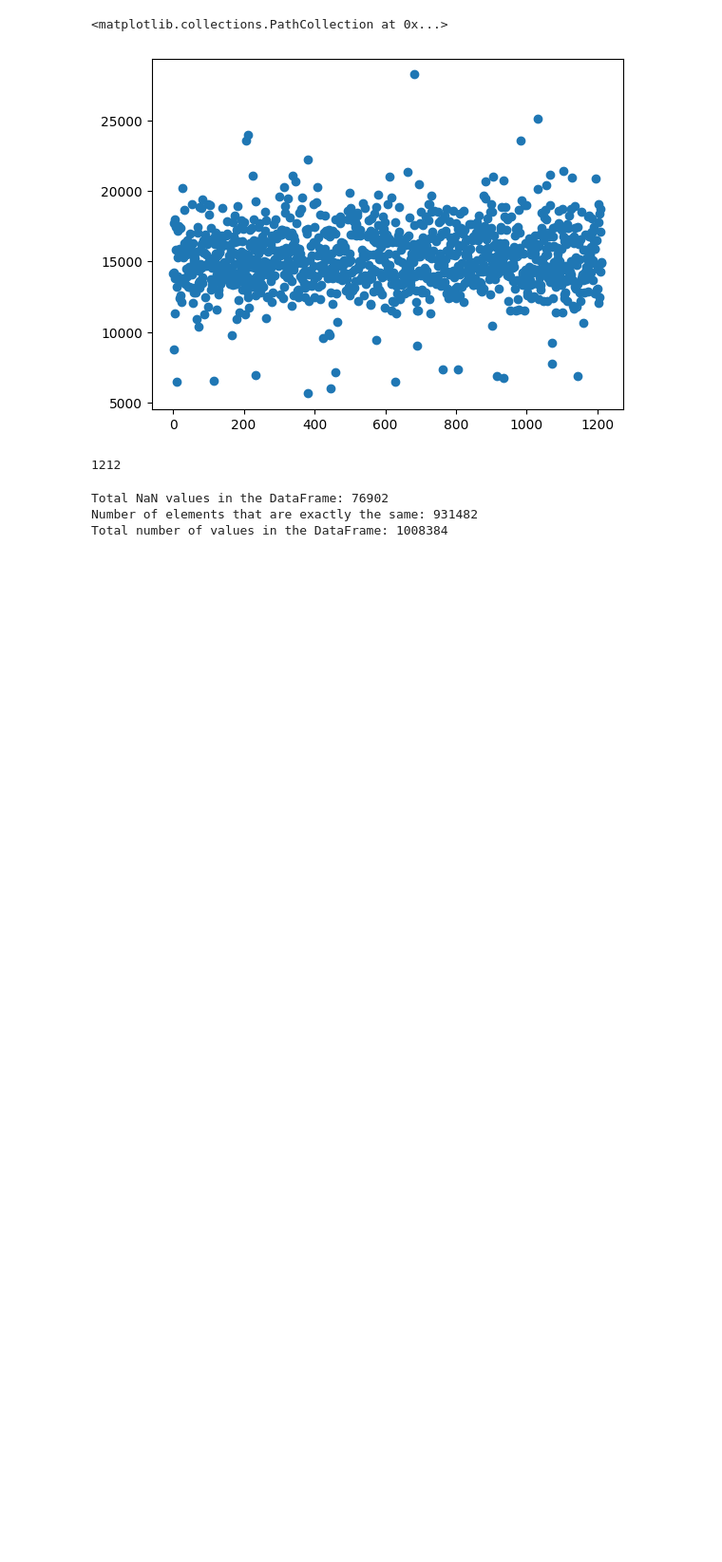
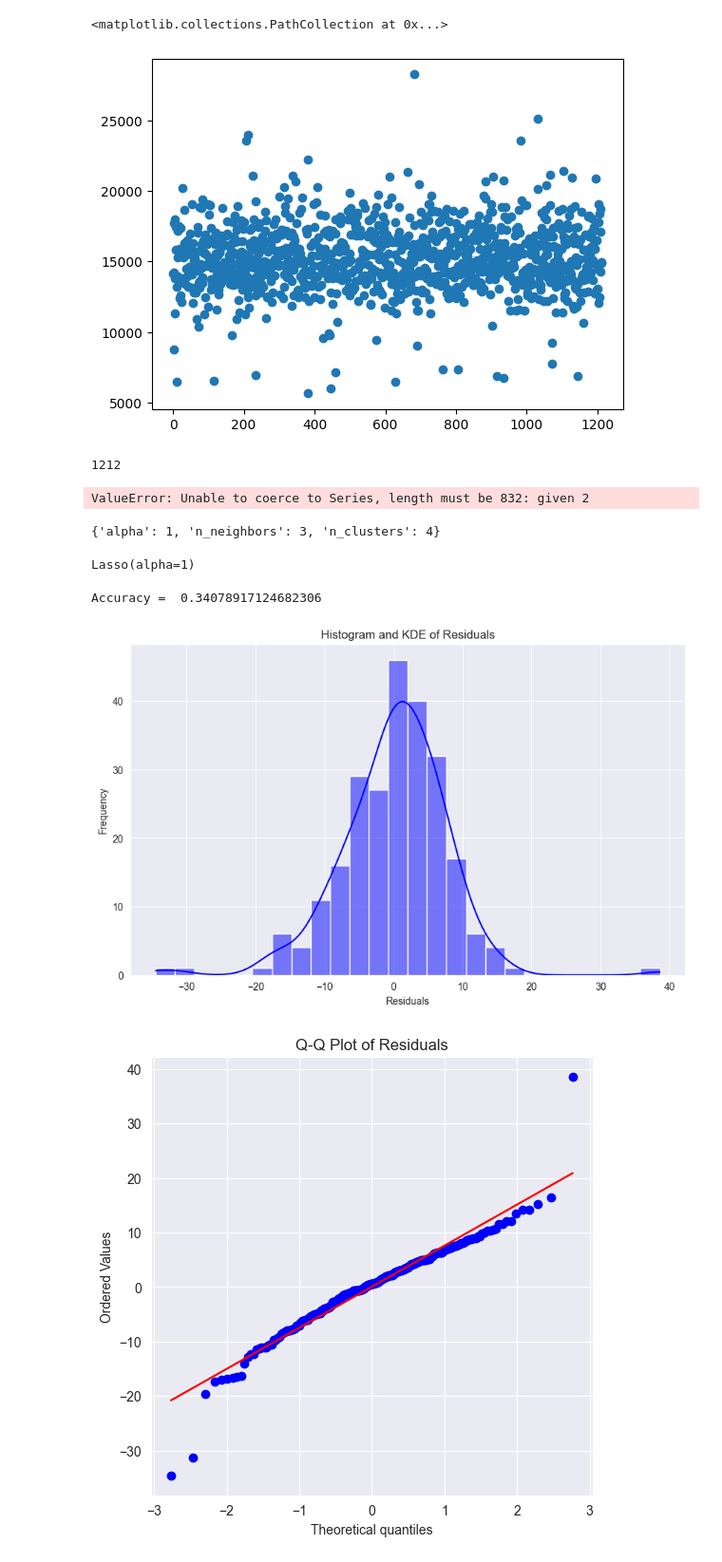
Before and after one commit to Smyan1909/AML_MPS, a Jupyter notebook: Project 1/task.ipynb, the cells around one changed output. Shown: that part at 95% size. Saved outputs shown, nothing was run; the diff lists cells and outputs as text; code cells hidden in the pictures; blank space fills up the shorter version.

Commit message:
added cross validation

```diff
--- a/Project 1/task.ipynb
+++ b/Project 1/task.ipynb
@@ -28,26 +27,30 @@ print(len(X_train['id']))
 # %% [output]
 1212
 # %%
-X_train.drop('id', axis=1, inplace=True)
+X.drop('id', axis=1, inplace=True)
 
-X_train_no_NaN = replace_NaN(X_train, 5)
+X_train_no_NaN = replace_NaN(X, 5)
 
 # Compare two dataframes element-wise
-comparison = X_train == X_train_no_NaN
+comparison = X == X_train_no_NaN
 
 # Count the number of elements that are exactly the same
 num_same_elements = comparison.sum().sum()
 
-total_nan = X_train.isna().sum().sum()
+total_nan = X.isna().sum().sum()
 
-total_vals = X_train.shape[0] * X_train.shape[1]
+total_vals = X.shape[0] * X.shape[1]
 
 print(f"Total NaN values in the DataFrame: {total_nan}")
 print(f"Number of elements that are exactly the same: {num_same_elements}")
 print(f"Total number of values in the DataFrame: {total_vals}")
 # %% [output]
-Total NaN values in the DataFrame: 76902
-Number of elements that are exactly the same: 931482
-Total number of values in the DataFrame: 1008384
+ValueError: Unable to coerce to Series, length must be 832: given 2
 # %%
-X_train = X_train_no_NaN
+X = X_train_no_NaN
+# %%
+X.drop('id', axis=1, inplace=True)
+y.drop('id', axis=1, inplace=True)
+
+X = X.to_numpy()
+y = y.to_numpy().ravel()
@@ -53,0 +139,22 @@ X_train = X_train_no_NaN
+# %%
+print(best_params)
+# %% [output]
+{'alpha': 1, 'n_neighbors': 3, 'n_clusters': 4}
+# %%
+X_train, X_val, y_train, y_val = train_test_split(X, y, test_size=0.2, random_state=42)
+poly = PolynomialFeatures(degree=2)
+X_train, imputer = replace_NaN(X_train, 3)
+X_train = poly.fit_transform(X_train)
+X_val = imputer.transform(X_val)
+X_val = poly.transform(X_val)
+X_normalized, scaler = normalize_features(X_train)
+X_val = scaler.transform(X_val)
+anomalies = detect_outliers_PCA_GMM(X_normalized, n_clusters=4)
+X_final = X_normalized[~anomalies]
+y_final = y_train[~anomalies]
+
+model = Lasso(alpha=1)
+
+model.fit(X_final, y_final)
+# %% [output]
+Lasso(alpha=1)
@@ -53,0 +164,23 @@ X_train = X_train_no_NaN
+# %%
+y_pred = model.predict(X_val)  # X_val_poly is your validation set with polynomial features
+residuals = y_val - y_pred
+
+print("Accuracy = ", r2_score(y_val, y_pred))
+
+# Step 2: Plot the residuals using a histogram and KDE plot
+plt.figure(figsize=(10, 6))
+sns.histplot(residuals, kde=True, color='blue')
+plt.title('Histogram and KDE of Residuals')
+plt.xlabel('Residuals')
+plt.ylabel('Frequency')
+plt.show()
+
+# Step 3: Create a Q-Q plot
+plt.figure(figsize=(6, 6))
+stats.probplot(residuals, dist="norm", plot=plt)
+plt.title('Q-Q Plot of Residuals')
+plt.show()
+# %% [output]
+Accuracy =  0.34078917124682306
+[figure, added]
+[figure, added]
```
Also changed, not shown: parts of 7 cells of this notebook, 1 other file.
